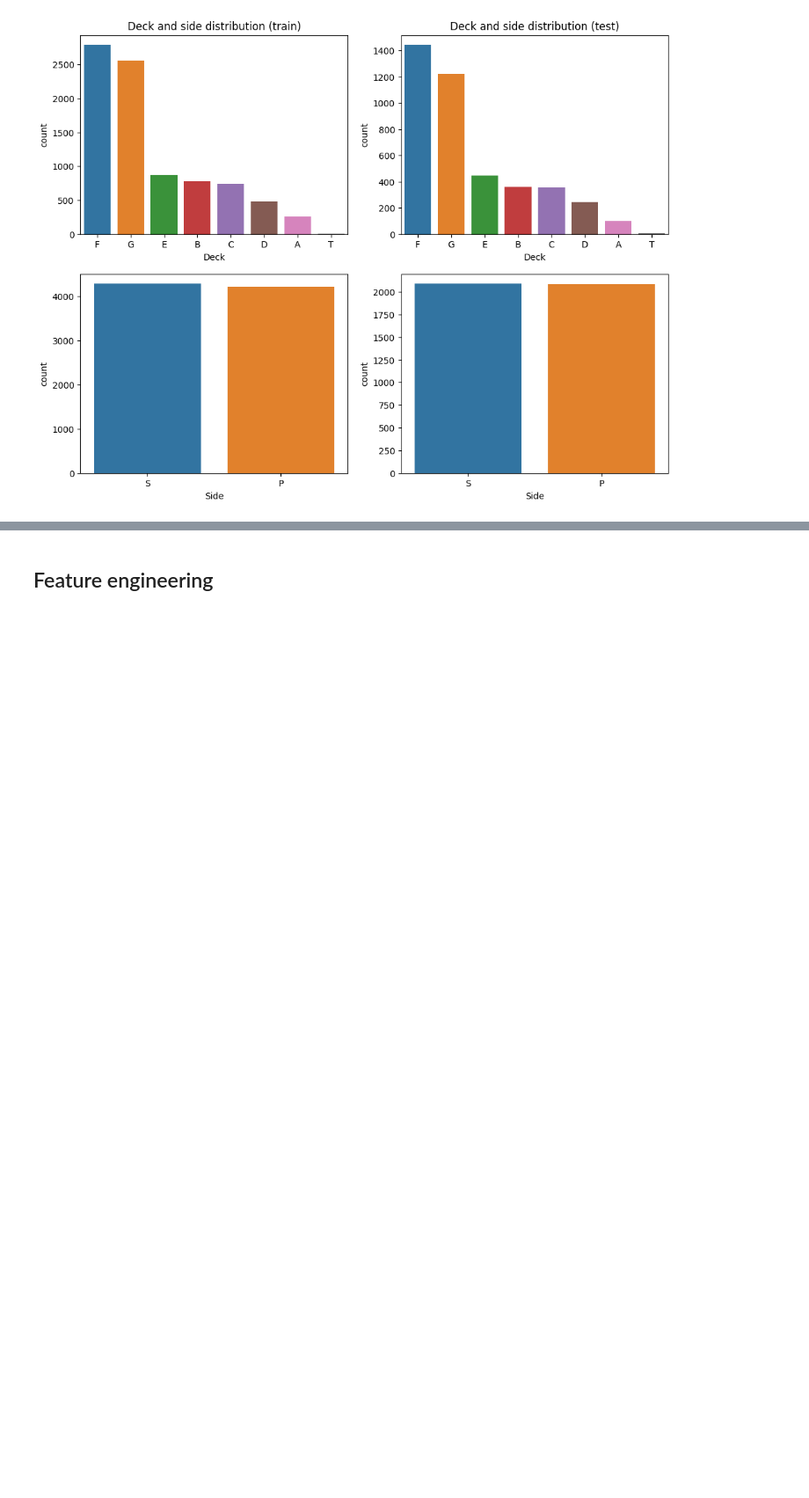
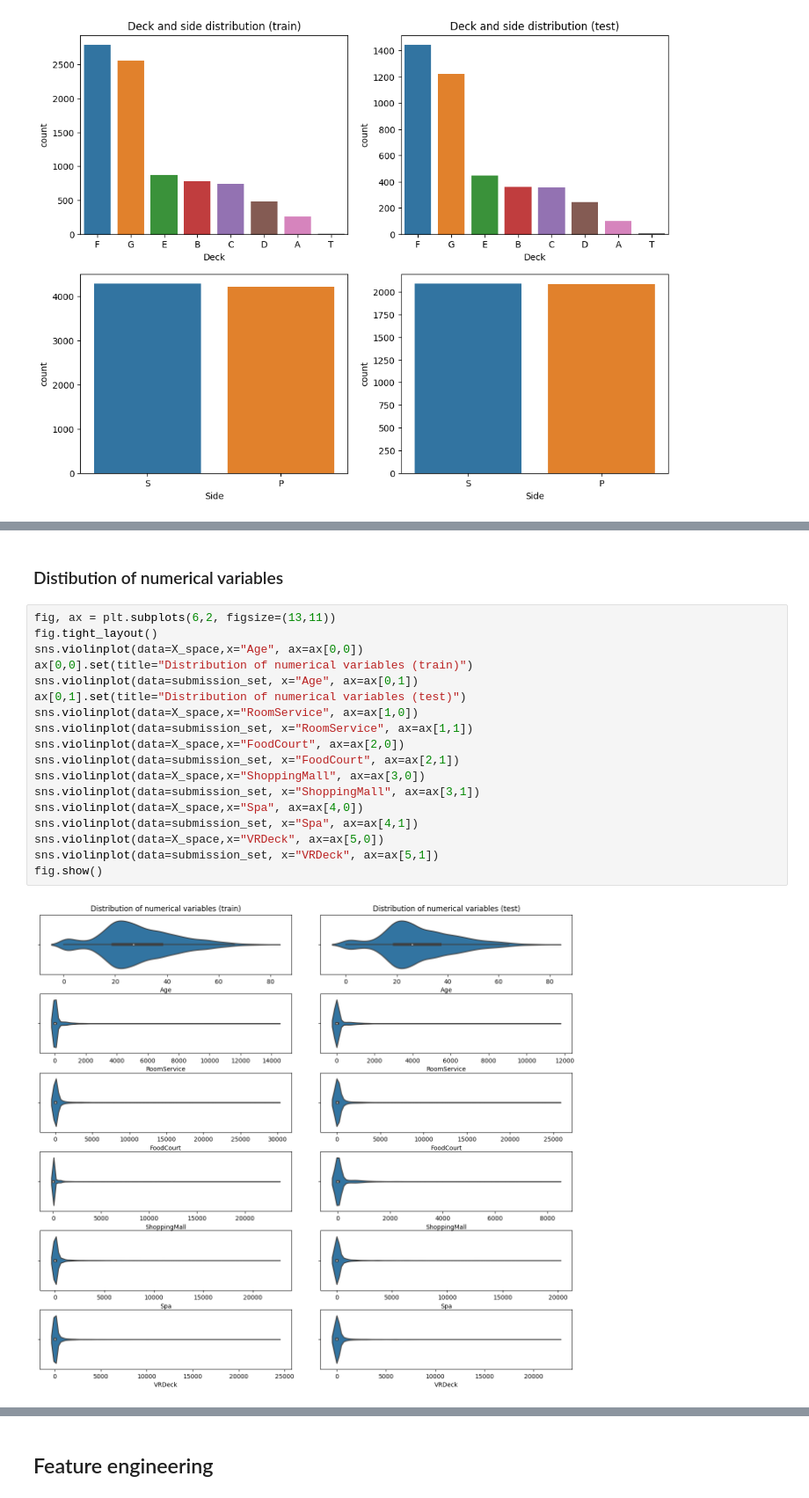
Before and after one commit to KacperUrban/Spaceship-titanic, a Jupyter notebook: Spaceshiptitanic.ipynb, the cells around one changed output, grey strips where cells are left out. Shown at 88% size. Drawn from its saved outputs; the diff is of its cells as text; blank space fills up the shorter version.

```diff
--- a/Spaceshiptitanic.ipynb
+++ b/Spaceshiptitanic.ipynb
@@ -200,0 +229,22 @@ fig.show()
+# %% [markdown]
+### Distibution of numerical variables
+# %%
+fig, ax = plt.subplots(6,2, figsize=(13,11))
+fig.tight_layout()
+sns.violinplot(data=X_space,x="Age", ax=ax[0,0])
+ax[0,0].set(title="Distribution of numerical variables (train)")
+sns.violinplot(data=submission_set, x="Age", ax=ax[0,1])
+ax[0,1].set(title="Distribution of numerical variables (test)")
+sns.violinplot(data=X_space,x="RoomService", ax=ax[1,0])
+sns.violinplot(data=submission_set, x="RoomService", ax=ax[1,1])
+sns.violinplot(data=X_space,x="FoodCourt", ax=ax[2,0])
+sns.violinplot(data=submission_set, x="FoodCourt", ax=ax[2,1])
+sns.violinplot(data=X_space,x="ShoppingMall", ax=ax[3,0])
+sns.violinplot(data=submission_set, x="ShoppingMall", ax=ax[3,1])
+sns.violinplot(data=X_space,x="Spa", ax=ax[4,0])
+sns.violinplot(data=submission_set, x="Spa", ax=ax[4,1])
+sns.violinplot(data=X_space,x="VRDeck", ax=ax[5,0])
+sns.violinplot(data=submission_set, x="VRDeck", ax=ax[5,1])
+fig.show()
+# %% [output]
+[figure, added]
```
Also changed, not shown: parts of 12 cells of this notebook.
